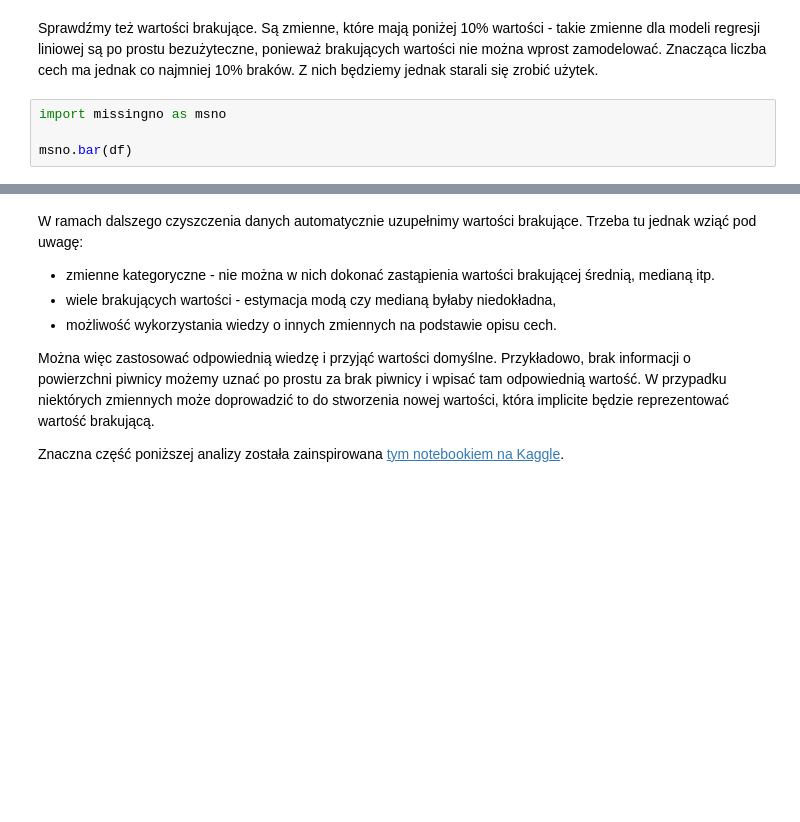
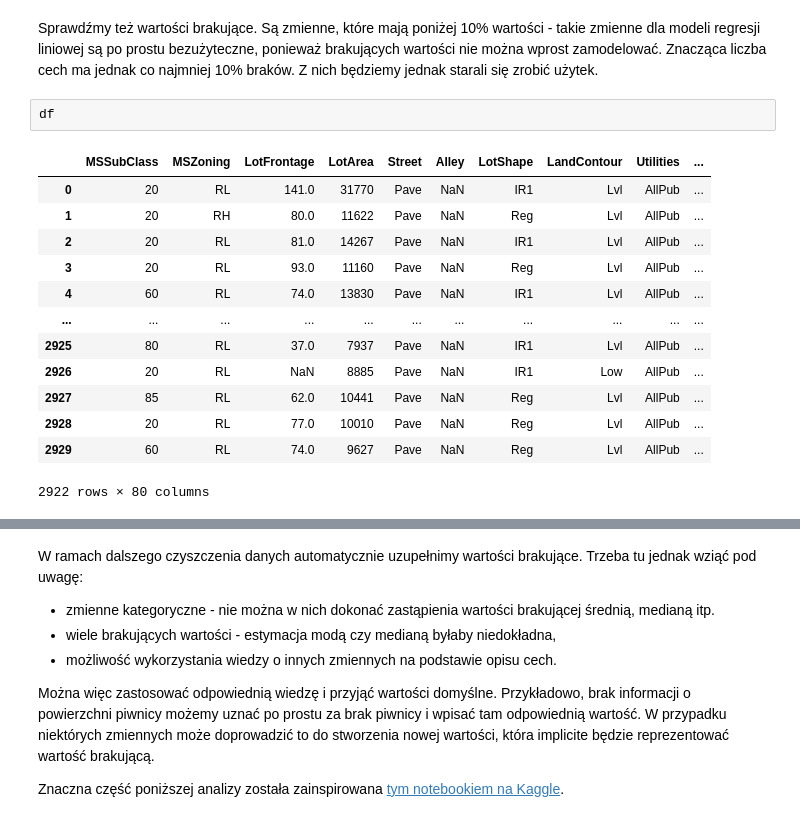
Before and after one commit to Szaroslav/fundamentals-of-ai, a Jupyter notebook: lab1/lab_1.ipynb, the cells around one changed output, grey strips where cells are left out. Cells and saved outputs as stored; diff of their text form; blank space fills up the shorter version.

```diff
--- a/lab1/lab_1.ipynb
+++ b/lab1/lab_1.ipynb
@@ -245,7 +245,19 @@ plt.show()
 ### Uzupełnianie wartości brakujących
 # %% [markdown]
 Sprawdźmy też wartości brakujące. Są zmienne, które mają poniżej 10% wartości - takie zmienne dla modeli regresji liniowej są po prostu bezużyteczne, ponieważ brakujących wartości nie można wprost zamodelować. Znacząca liczba cech ma jednak co najmniej 10% braków. Z nich będziemy jednak starali się zrobić użytek.
-# %%
-import missingno as msno
-
-msno.bar(df)
+# %%
+df
+# %% [output]
+|  | MSSubClass | MSZoning | LotFrontage | LotArea | Street | Alley | LotShape | LandContour | Utilities | ... |
+| 0 | 20 | RL | 141.0 | 31770 | Pave | NaN | IR1 | Lvl | AllPub | ... |
+| 1 | 20 | RH | 80.0 | 11622 | Pave | NaN | Reg | Lvl | AllPub | ... |
+| 2 | 20 | RL | 81.0 | 14267 | Pave | NaN | IR1 | Lvl | AllPub | ... |
+| 3 | 20 | RL | 93.0 | 11160 | Pave | NaN | Reg | Lvl | AllPub | ... |
+| 4 | 60 | RL | 74.0 | 13830 | Pave | NaN | IR1 | Lvl | AllPub | ... |
+| ... | ... | ... | ... | ... | ... | ... | ... | ... | ... | ... |
+| 2925 | 80 | RL | 37.0 | 7937 | Pave | NaN | IR1 | Lvl | AllPub | ... |
+| 2926 | 20 | RL | NaN | 8885 | Pave | NaN | IR1 | Low | AllPub | ... |
+| 2927 | 85 | RL | 62.0 | 10441 | Pave | NaN | Reg | Lvl | AllPub | ... |
+| 2928 | 20 | RL | 77.0 | 10010 | Pave | NaN | Reg | Lvl | AllPub | ... |
+| 2929 | 60 | RL | 74.0 | 9627 | Pave | NaN | Reg | Lvl | AllPub | ... |
+2922 rows × 80 columns
```
Also changed, not shown: parts of 2 cells of this notebook, 1 other file.
